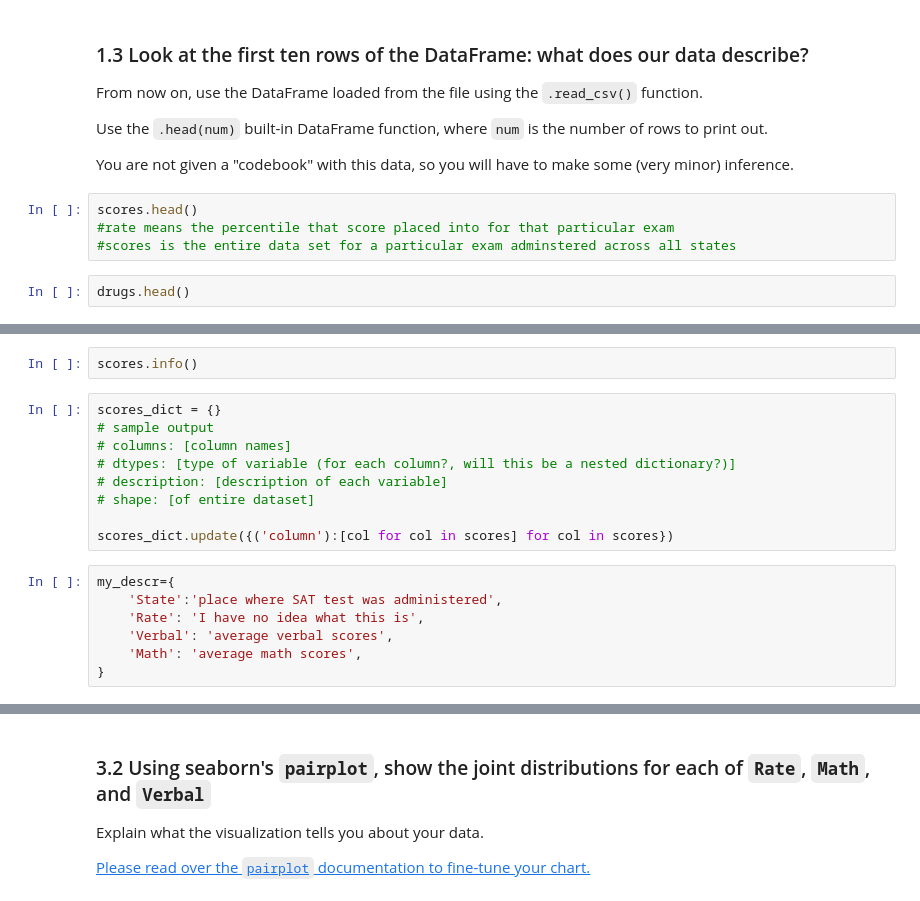
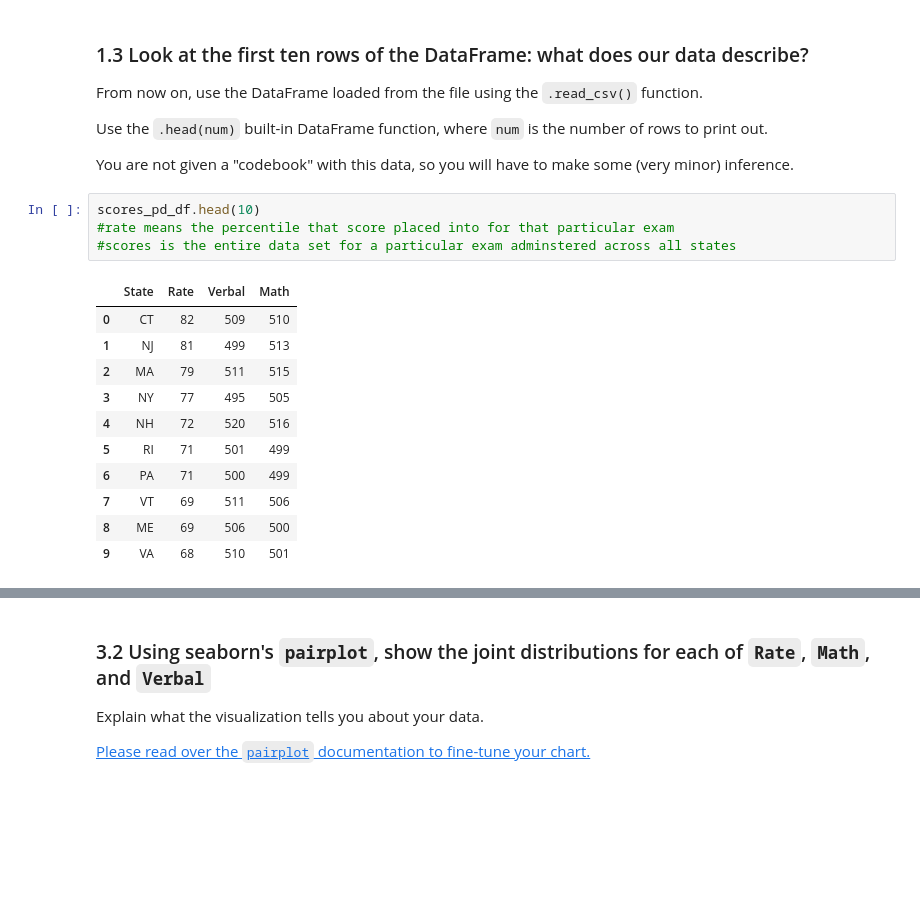
Before and after one commit to godsylla/Civic-Data-Analysis, a Jupyter notebook: project-02-v2-starter-code.ipynb, the cells around one changed output, grey strips where cells are left out. Drawn from its saved outputs; the diff is of its cells as text; blank space fills up the shorter version.

```diff
--- a/project-02-v2-starter-code.ipynb
+++ b/project-02-v2-starter-code.ipynb
@@ -272,11 +236,21 @@ Use the `.head(num)` built-in DataFrame function, where `num` is the number of r
 
 You are not given a "codebook" with this data, so you will have to make some (very minor) inference.
 # %%
-scores.head()
+scores_pd_df.head(10)
 #rate means the percentile that score placed into for that particular exam
 #scores is the entire data set for a particular exam adminstered across all states
+# %% [output]
+|  | State | Rate | Verbal | Math |
+| 0 | CT | 82 | 509 | 510 |
+| 1 | NJ | 81 | 499 | 513 |
+| 2 | MA | 79 | 511 | 515 |
+| 3 | NY | 77 | 495 | 505 |
+| 4 | NH | 72 | 520 | 516 |
+| 5 | RI | 71 | 501 | 499 |
+| 6 | PA | 71 | 500 | 499 |
+| 7 | VT | 69 | 511 | 506 |
+| 8 | ME | 69 | 506 | 500 |
+| 9 | VA | 68 | 510 | 501 |
-# %%
-drugs.head()
 # %% [markdown]
 <img src="http://imgur.com/l5NasQj.png" style="float: left; margin: 25px 15px 0px 0px; height: 25px">
 
@@ -285,21 +259,3 @@ drugs.head()
 ---
 
 A data dictionary is an object that describes your data. This should contain the name of each variable (column), the type of the variable, your description of what the variable is, and the shape (rows and columns) of the entire dataset.
-# %%
-scores.info()
-# %%
-scores_dict = {}
-# sample output
-# columns: [column names]
-# dtypes: [type of variable (for each column?, will this be a nested dictionary?)]
-# description: [description of each variable]
-# shape: [of entire dataset]
-
-scores_dict.update({('column'):[col for col in scores] for col in scores})
-# %%
-my_descr={
-    'State':'place where SAT test was administered',
-    'Rate': 'I have no idea what this is',
-    'Verbal': 'average verbal scores',
-    'Math': 'average math scores',
-}
```
Also changed, not shown: parts of 34 cells of this notebook.
